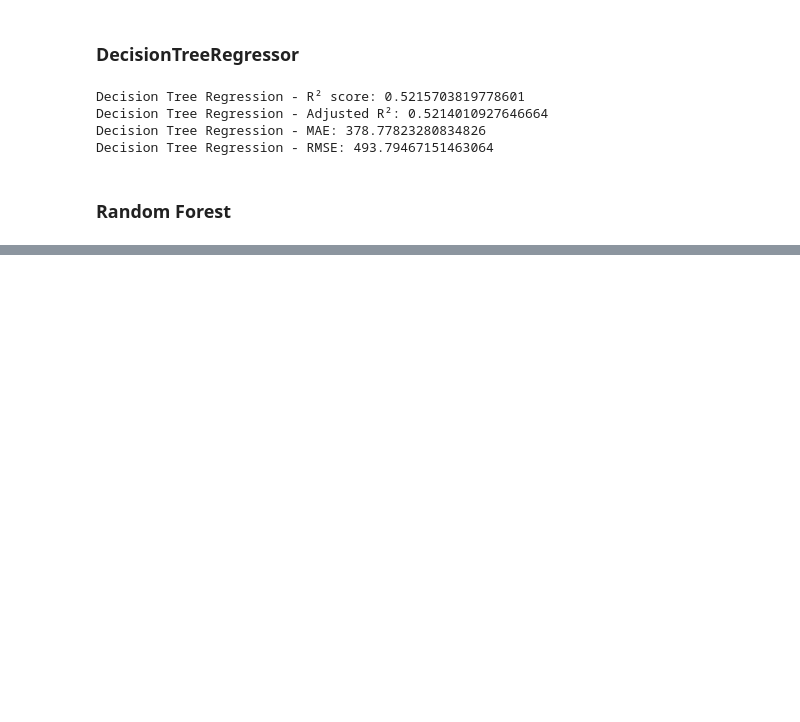
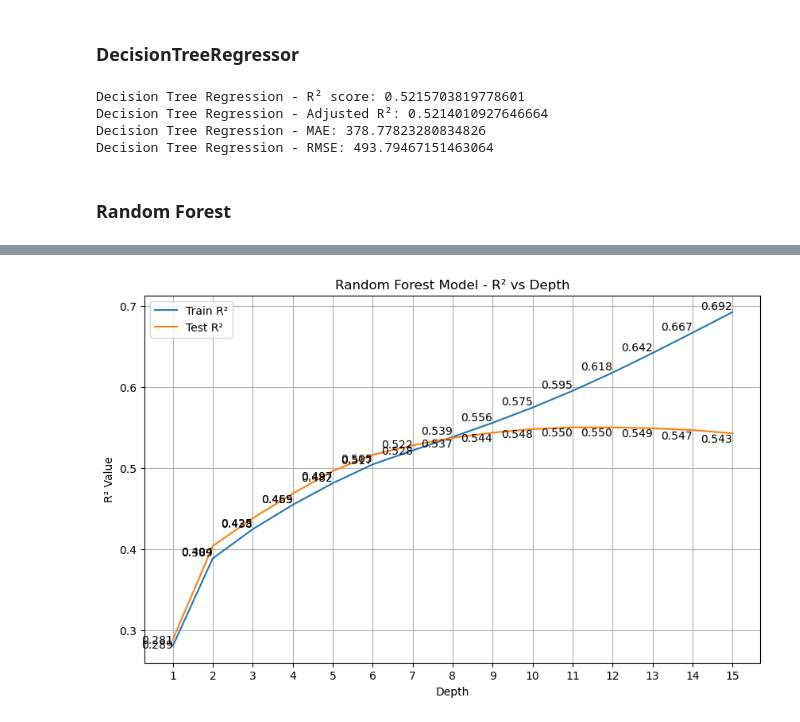
Before and after one commit to bryanlzl/hdb_resale_prediction, a Jupyter notebook: PredictionAnalysis_Rentals.ipynb, the cells around one changed output, grey strips where cells are left out. Drawn from its saved outputs; the diff is of its cells as text; code cells hidden in the pictures; blank space fills up the shorter version.

Commit message:
update: rental prediction analysis
updated results, added r2 vs depth graph

```diff
--- a/PredictionAnalysis_Rentals.ipynb
+++ b/PredictionAnalysis_Rentals.ipynb
@@ -653,3 +728,23 @@ Decision Tree Regression - RMSE: 493.79467151463064
+# %%
+# Plotting
+plt.figure(figsize=(10, 6))
+sns.lineplot(x=rf_depths, y=train_r2_scores, label='Train R²')
+sns.lineplot(x=rf_depths, y=test_r2_scores, label='Test R²')
+
+# Annotating data points
+for i in range(len(rf_depths)):
+    plt.text(rf_depths[i], train_r2_scores[i], f'{train_r2_scores[i]:.3f}', ha='right', va='bottom')
+    plt.text(rf_depths[i], test_r2_scores[i], f'{test_r2_scores[i]:.3f}', ha='right', va='top')
+
+plt.title('Random Forest Model - R² vs Depth')
+plt.xlabel('Depth')
+plt.ylabel('R² Value')
+plt.xticks(rf_depths)
+plt.legend()
+plt.grid(True)
+plt.show()
+# %% [output]
+[figure, added]
 # %%
 from sklearn.ensemble import RandomForestRegressor
 
```
Also changed, not shown: parts of 8 cells of this notebook.
